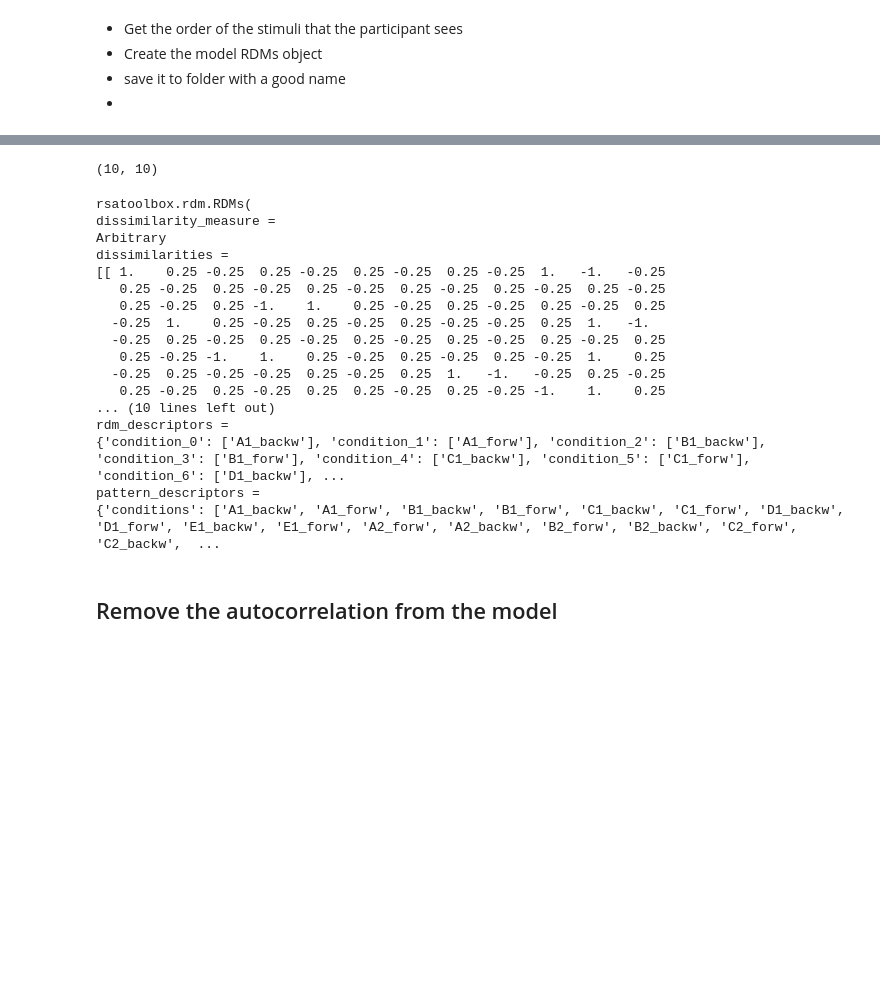
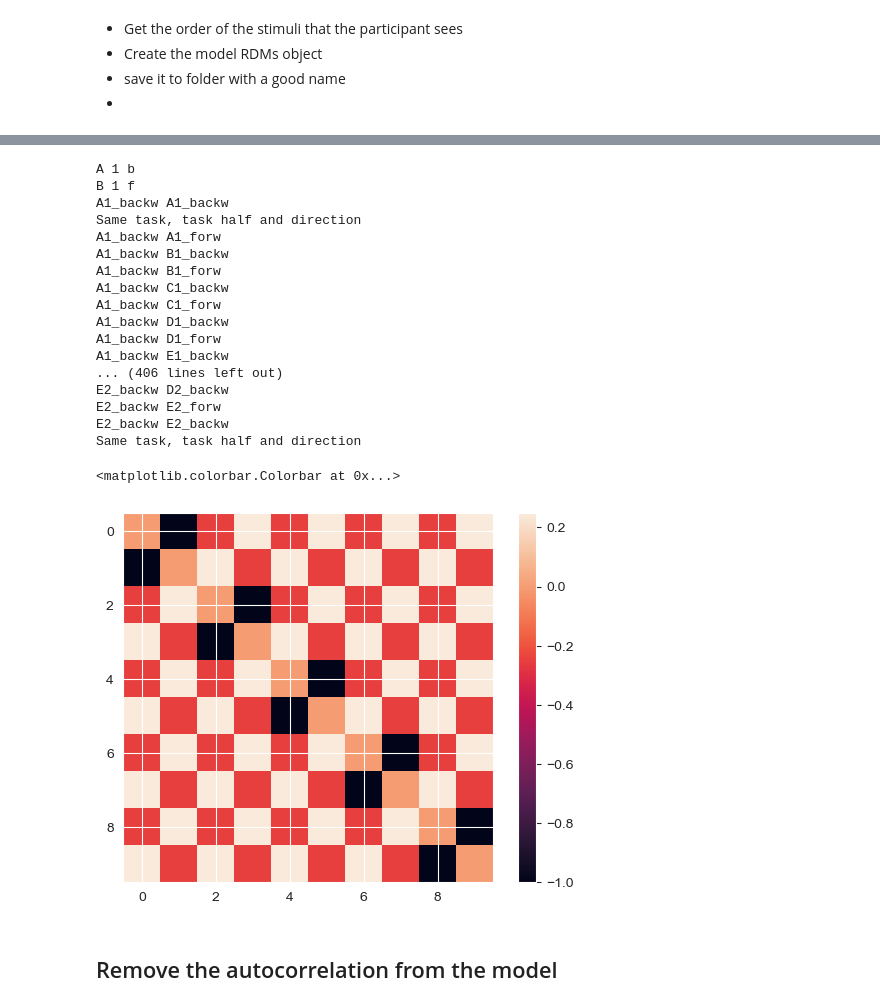
Before and after one commit to alifuaziz/multiple_clocks_repo, a Jupyter notebook: mc/replay_analysis/scripts/notebook-models-rdms.ipynb, the cells around one changed output, grey strips where cells are left out. Drawn from its saved outputs; the diff is of its cells as text; code cells hidden in the pictures; blank space fills up the shorter version.

```diff
--- a/mc/replay_analysis/scripts/notebook-models-rdms.ipynb
+++ b/mc/replay_analysis/scripts/notebook-models-rdms.ipynb
@@ -147,46 +192,30 @@ PosixPath('/Users/student/PycharmProjects/data/derivatives/sub-01/beh/RDMs_01-2_
-# %%
-def crosscorr_matrix(
-
-):
-    # Create the cross-correlation matrix
-    matrix = np.array(
-        [
-            [-1  , +1  , +1/4, -1/4, +1/4, -1/4, +1/4, -1/4,  +1/4, -1/4],
-            [+1  , -1  , +1/4, -1/4, +1/4, -1/4, +1/4, -1/4,  +1/4, -1/4],
-            [+1/4, -1/4, -1  , +1  , +1/4, -1/4, +1/4, -1/4,  +1/4, -1/4],
-            [-1/4, +1/4, +1  , -1  , +1/4, -1/4, +1/4, -1/4,  +1/4, -1/4],
-            [+1/4, -1/4, +1/4, -1/4, -1  , +1  , +1/4, -1/4,  +1/4, -1/4],
-            [-1/4, +1/4, -1/4, +1/4, +1  , -1  , +1/4, -1/4,  +1/4, -1/4],
-            [+1/4, -1/4, +1/4, -1/4, +1/4, -1/4, -1  , +1  ,  +1/4, -1/4],
-            [-1/4, +1/4, -1/4, +1/4, -1/4, +1/4, +1  , -1  ,  +1/4, -1/4],
-            [+1/4, -1/4, +1/4, -1/4, +1/4, -1/4, +1/4, -1/4,   -1 , +1  ],
-            [-1/4, +1/4, -1/4, +1/4, -1/4, +1/4, -1/4, +1/4,   +1 , -1  ]
-         ]
-    )
-
-
-    return matrix
-
-crosscorr_matrix().shape
-# %% [output]
-(10, 10)
-# %%
-replay_RDM_object
-# %% [output]
-rsatoolbox.rdm.RDMs(
-dissimilarity_measure =
-Arbitrary
-dissimilarities =
-[[ 1.    0.25 -0.25  0.25 -0.25  0.25 -0.25  0.25 -0.25  1.   -1.   -0.25
-   0.25 -0.25  0.25 -0.25  0.25 -0.25  0.25 -0.25  0.25 -0.25  0.25 -0.25
-   0.25 -0.25  0.25 -1.    1.    0.25 -0.25  0.25 -0.25  0.25 -0.25  0.25
-  -0.25  1.    0.25 -0.25  0.25 -0.25  0.25 -0.25 -0.25  0.25  1.   -1.
-  -0.25  0.25 -0.25  0.25 -0.25  0.25 -0.25  0.25 -0.25  0.25 -0.25  0.25
-   0.25 -0.25 -1.    1.    0.25 -0.25  0.25 -0.25  0.25 -0.25  1.    0.25
-  -0.25  0.25 -0.25 -0.25  0.25 -0.25  0.25  1.   -1.   -0.25  0.25 -0.25
-   0.25 -0.25  0.25 -0.25  0.25  0.25 -0.25  0.25 -0.25 -1.    1.    0.25
-... (10 lines left out)
-rdm_descriptors =
-{'condition_0': ['A1_backw'], 'condition_1': ['A1_forw'], 'condition_2': ['B1_backw'], 'condition_3': ['B1_forw'], 'condition_4': ['C1_backw'], 'condition_5': ['C1_forw'], 'condition_6': ['D1_backw'], ...
-pattern_descriptors =
-{'conditions': ['A1_backw', 'A1_forw', 'B1_backw', 'B1_forw', 'C1_backw', 'C1_forw', 'D1_backw', 'D1_forw', 'E1_backw', 'E1_forw', 'A2_forw', 'A2_backw', 'B2_forw', 'B2_backw', 'C2_forw', 'C2_backw',  ...
+# %%
+rdm = model_rdms.task_similarity_matrix(
+    configs_dict = configs_dict,
+    model = "replay-2",
+    RDM_dir = RDM_dir,
+    VISUALISE = False
+    )
+
+plt.imshow(rdm.get_matrices()[0])
+plt.colorbar()
+# %% [output]
+A 1 b
+B 1 f
+A1_backw A1_backw
+Same task, task half and direction
+A1_backw A1_forw
+A1_backw B1_backw
+A1_backw B1_forw
+A1_backw C1_backw
+A1_backw C1_forw
+A1_backw D1_backw
+A1_backw D1_forw
+A1_backw E1_backw
+... (406 lines left out)
+E2_backw D2_backw
+E2_backw E2_forw
+E2_backw E2_backw
+Same task, task half and direction
+<matplotlib.colorbar.Colorbar at 0x...>
+[figure, added]
```
Also changed, not shown: parts of 7 cells of this notebook, 20 other files.
